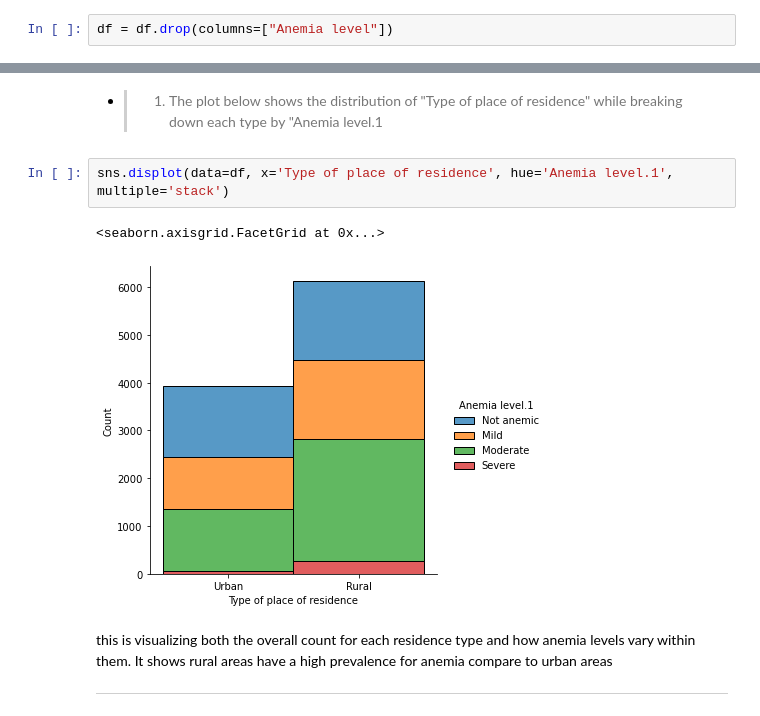
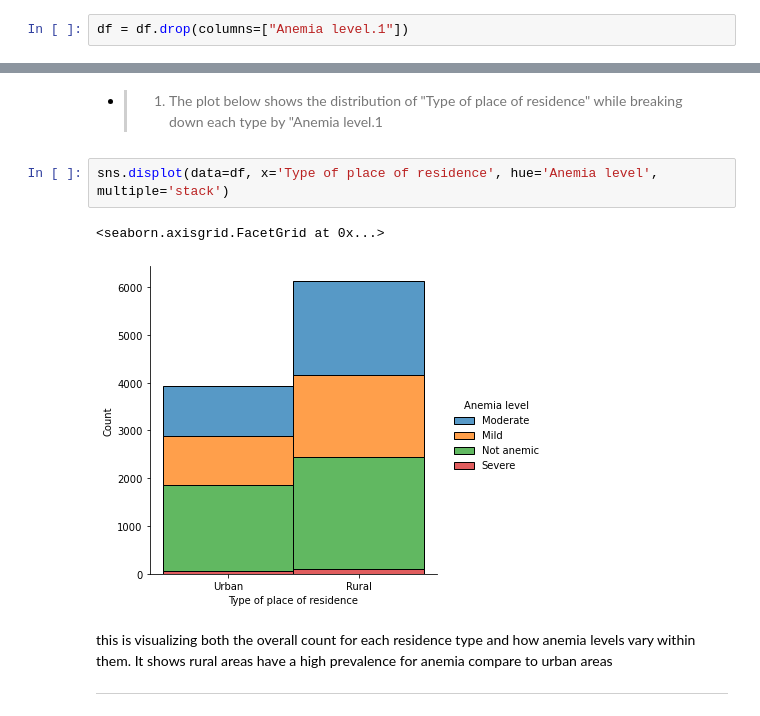
Before and after one commit to ruth-kitasi/Anemia-Level-Prediction-in-Children, a Jupyter notebook: notebooks/Mbego.ipynb, the cells around one changed output, grey strips where cells are left out. Saved outputs shown, nothing was run; the diff lists cells and outputs as text.

```diff
--- a/notebooks/Mbego.ipynb
+++ b/notebooks/Mbego.ipynb
@@ -497,7 +497,7 @@ addLabels(df["Anemia level"].value_counts().index,df["Anemia level"].value_count
 # %% [markdown]
 To achieve a balanced model for training anemia levels, the data for the lesser-represented categories should be downsampled. To add, `"Anemia level.1"`, which exhibits a more equitable distribution across all categories and a narrower range of differences, should be prioritized. This approach enhances the model's ability to generalize by ensuring that each category contributes more evenly to the training process, ultimately leading to improved performance and accuracy in predicting anemia levels.
 # %%
-df = df.drop(columns=["Anemia level"])
+df = df.drop(columns=["Anemia level.1"])
 # %% [markdown]
 #### Visuals
 # %% [markdown]
@@ -561,10 +561,10 @@ This indicates an approximate total 2000 respondents who are taking iron pills,
 # %% [markdown]
 - > 1. The plot below shows the distribution of "Type of place of residence" while breaking down each type by "Anemia level.1
 # %%
-sns.displot(data=df, x='Type of place of residence', hue='Anemia level.1', multiple='stack')
+sns.displot(data=df, x='Type of place of residence', hue='Anemia level', multiple='stack')
 # %% [output]
 <seaborn.axisgrid.FacetGrid at 0x...>
-[figure, old version]
+[figure, new version]
 # %% [markdown]
 this is visualizing both the overall count for each residence type and how anemia levels vary within them. It shows rural areas have a high prevalence for anemia compare to urban areas
 
```
Also changed, not shown: parts of 23 cells of this notebook, 1 other file.
